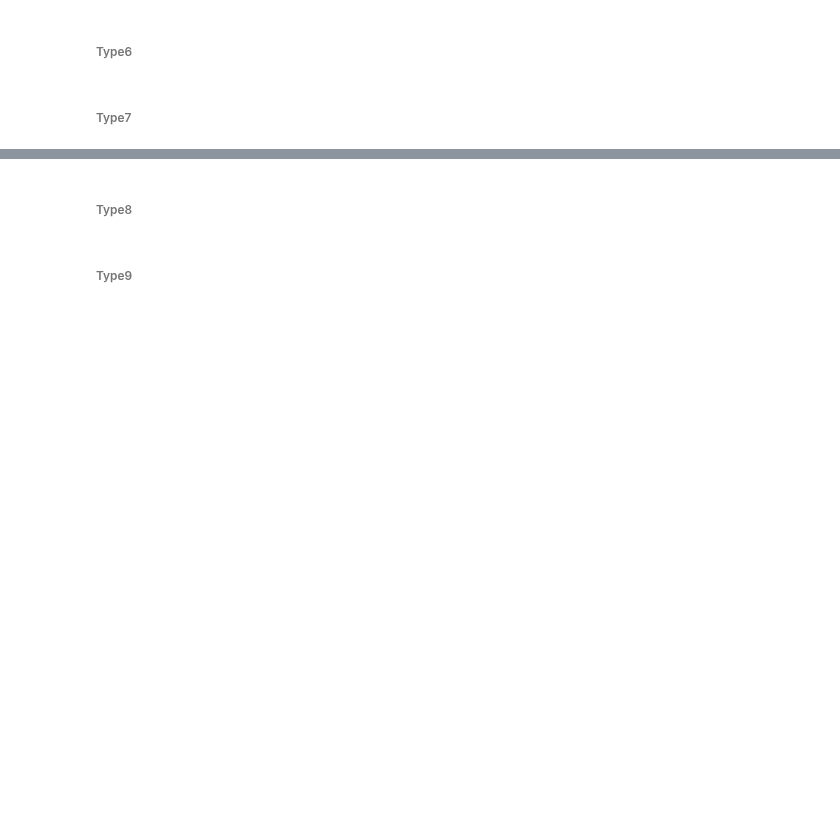
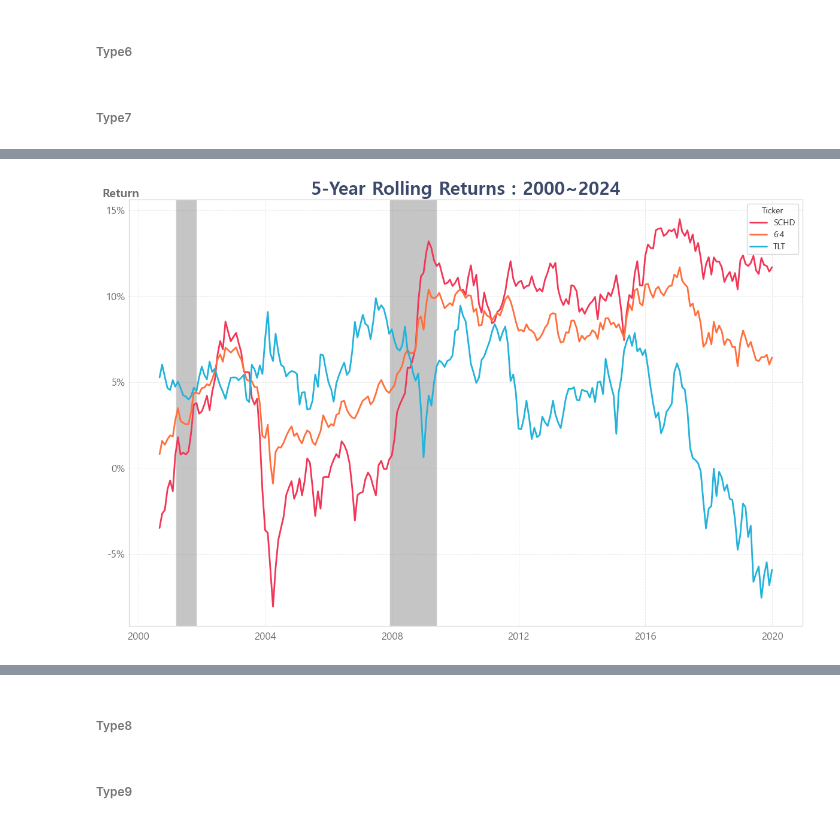
Before and after one commit to sdjhs0327/ws_fn, a Jupyter notebook: strategy/99_03_Report_pension.ipynb, the cells around one changed output, grey strips where cells are left out. Drawn from its saved outputs; the diff is of its cells as text; code cells hidden in the pictures; blank space fills up the shorter version.

```diff
--- a/strategy/99_03_Report_pension.ipynb
+++ b/strategy/99_03_Report_pension.ipynb
@@ -554,0 +611,33 @@ sort_df_type7 = pd.DataFrame([return_df_type7.mean(), ddr_df_type7.mean()], inde
+# %%
+_df = return_df_type7[['SCHD', '6:4', 'TLT']].copy().reset_index()
+_df = _df.melt(id_vars='index', value_vars=_df.columns, var_name='Ticker', value_name='Value')
+
+plt.figure(figsize=figsize)
+colors = [color_norm, color_sub, color_cont]
+lineplot = sns.lineplot(data=_df, x='index', y='Value', hue='Ticker', palette=colors, linestyle='-', linewidth=2)
+plt.title(f'5-Year Rolling Returns : {dataset_imputed_small.index[0].year}~{dataset_imputed_small.index[-1].year}', fontsize=22, fontweight='bold', color=color_basic)
+plt.ylabel("Return", fontsize=14, labelpad=-40, fontweight="bold", color=color_around, loc="top", rotation=0)
+plt.xlabel("")
+plt.xticks(fontsize=12, color=color_around)
+plt.yticks(fontsize=12, color=color_around)
+
+
+# % 단위를 추가하는 포맷터 함수 정의
+def percent_formatter(x, pos):
+    return f"{int(x)}%"
+# X축, Y축에 % 포맷터 적용
+plt.gca().yaxis.set_major_formatter(FuncFormatter(percent_formatter))
+# 눈금과 축 간격 줄이기
+plt.gca().tick_params(axis="y", pad=1)  # Y축 눈금 패딩 조정
+
+plt.axvspan('2001-03-02', '2001-11-02', facecolor='gray', alpha=0.45)
+plt.axvspan('2007-12-04', '2009-06-01', facecolor='gray', alpha=0.45)
+
+# 그리드 추가
+plt.grid(color=color_around2, linestyle="--", linewidth=0.7, alpha=0.7)
+
+# 그래프 표시
+plt.tight_layout()
+plt.show()
+# %% [output]
+[figure, added]
```
Also changed, not shown: parts of 15 cells of this notebook, 1 other file.
